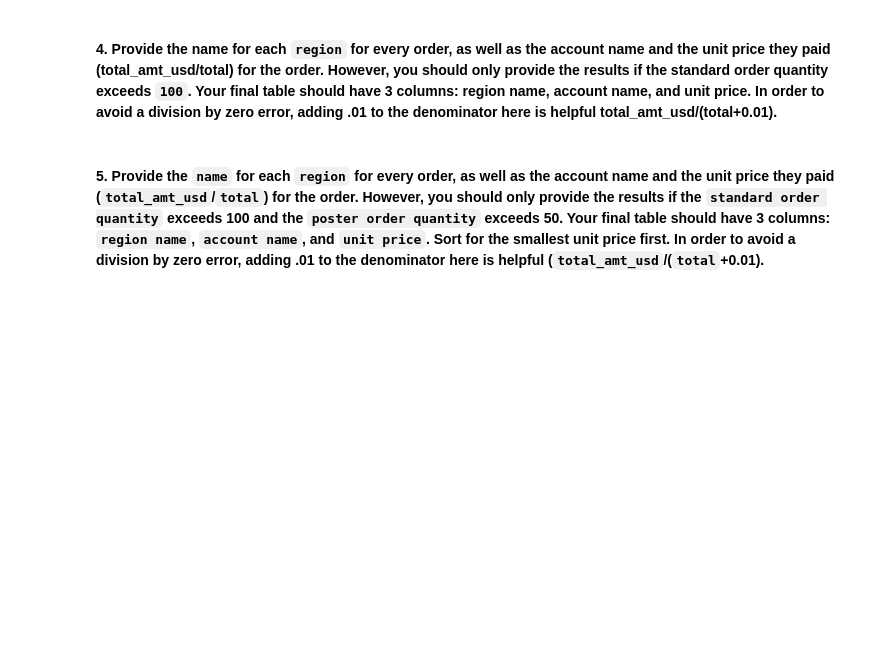
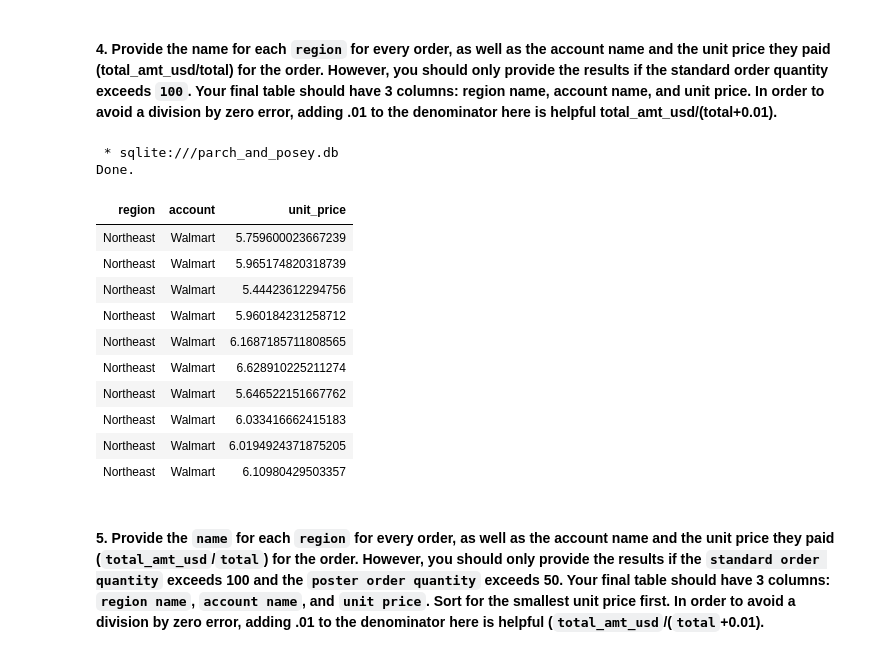
Before and after one commit to YinkaOlusola/SQL, a Jupyter notebook: Parch_and_Posey/SQL_JOINS.ipynb, the cells around one changed output. Drawn from its saved outputs; the diff is of its cells as text; code cells hidden in the pictures; blank space fills up the shorter version.

```diff
--- a/Parch_and_Posey/SQL_JOINS.ipynb
+++ b/Parch_and_Posey/SQL_JOINS.ipynb
@@ -36,6 +183,33 @@ Exercises on SQL JOINs
 <br>
 
 **4. Provide the name for each `region` for every order, as well as the account name and the unit price they paid (total_amt_usd/total) for the order. However, you should only provide the results if the standard order quantity exceeds `100`. Your final table should have 3 columns: region name, account name, and unit price. In order to avoid a division by zero error, adding .01 to the denominator here is helpful total_amt_usd/(total+0.01).**
+# %%
+%%sql
+
+SELECT r.name region, a.name account, o.total_amt_usd/(o.total + 0.01) unit_price
+FROM region r
+JOIN sales_reps s
+ON s.region_id = r.id
+JOIN accounts a
+ON a.sales_rep_id = s.id
+JOIN orders o
+ON o.account_id = a.id
+WHERE o.standard_qty > 100
+LIMIT 10;
+# %% [output]
+ * sqlite:///parch_and_posey.db
+Done.
+| region | account | unit_price |
+| Northeast | Walmart | 5.759600023667239 |
+| Northeast | Walmart | 5.965174820318739 |
+| Northeast | Walmart | 5.44423612294756 |
+| Northeast | Walmart | 5.960184231258712 |
+| Northeast | Walmart | 6.1687185711808565 |
+| Northeast | Walmart | 6.628910225211274 |
+| Northeast | Walmart | 5.646522151667762 |
+| Northeast | Walmart | 6.033416662415183 |
+| Northeast | Walmart | 6.0194924371875205 |
+| Northeast | Walmart | 6.10980429503357 |
 # %% [markdown]
 <br>
 
```
Also changed, not shown: parts of 14 cells of this notebook, 2 other files.
